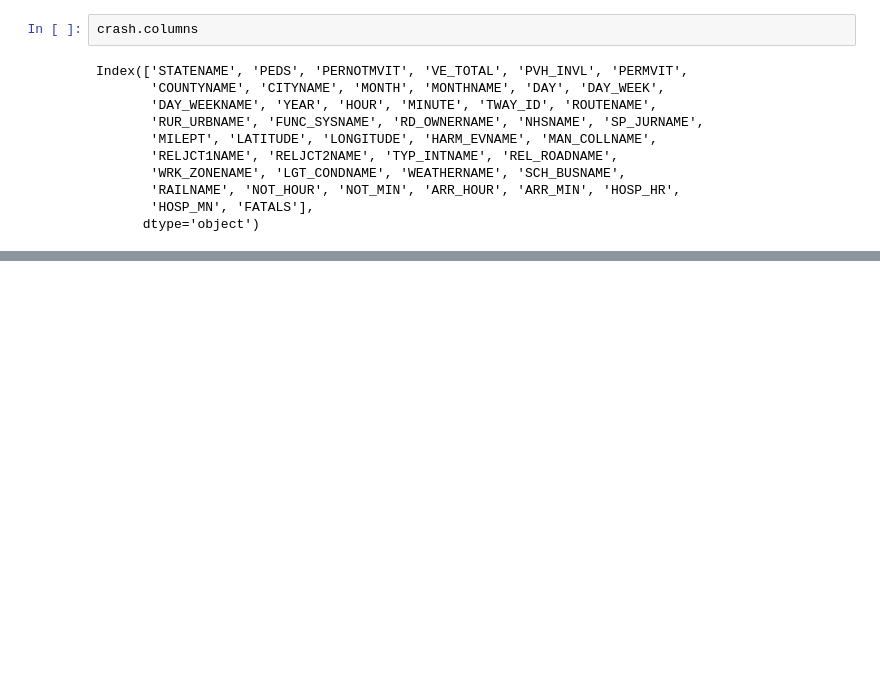
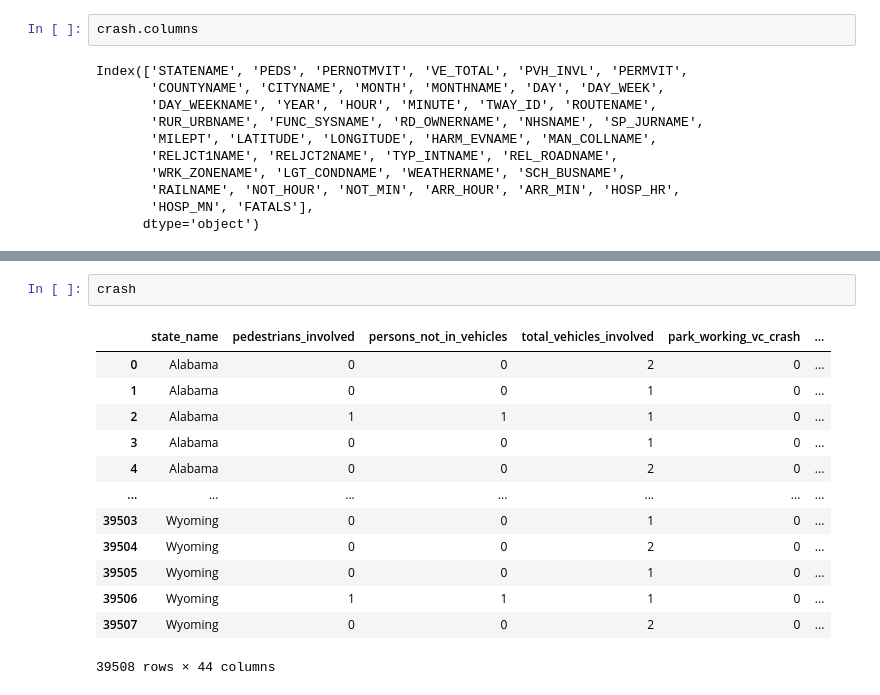
Before and after one commit to PranitKatwe/Car-Crash-Statistical-Analysis-using-Python, a Jupyter notebook: Car Crash Statistical Analysis.ipynb, the cells around one changed output, grey strips where cells are left out. Drawn from its saved outputs; the diff is of its cells as text; blank space fills up the shorter version.

Commit message:
renaming the columns

```diff
--- a/Car Crash Statistical Analysis.ipynb
+++ b/Car Crash Statistical Analysis.ipynb
@@ -197,0 +247,16 @@ Index(['STATENAME', 'PEDS', 'PERNOTMVIT', 'VE_TOTAL', 'PVH_INVL', 'PERMVIT',
+# %%
+crash
+# %% [output]
+|  | state_name | pedestrians_involved | persons_not_in_vehicles | total_vehicles_involved | park_working_vc_crash | ... |
+| 0 | Alabama | 0 | 0 | 2 | 0 | ... |
+| 1 | Alabama | 0 | 0 | 1 | 0 | ... |
+| 2 | Alabama | 1 | 1 | 1 | 0 | ... |
+| 3 | Alabama | 0 | 0 | 1 | 0 | ... |
+| 4 | Alabama | 0 | 0 | 2 | 0 | ... |
+| ... | ... | ... | ... | ... | ... | ... |
+| 39503 | Wyoming | 0 | 0 | 1 | 0 | ... |
+| 39504 | Wyoming | 0 | 0 | 2 | 0 | ... |
+| 39505 | Wyoming | 0 | 0 | 1 | 0 | ... |
+| 39506 | Wyoming | 1 | 1 | 1 | 0 | ... |
+| 39507 | Wyoming | 0 | 0 | 2 | 0 | ... |
+39508 rows × 44 columns
```
Also changed, not shown: parts of 1 cell of this notebook.
